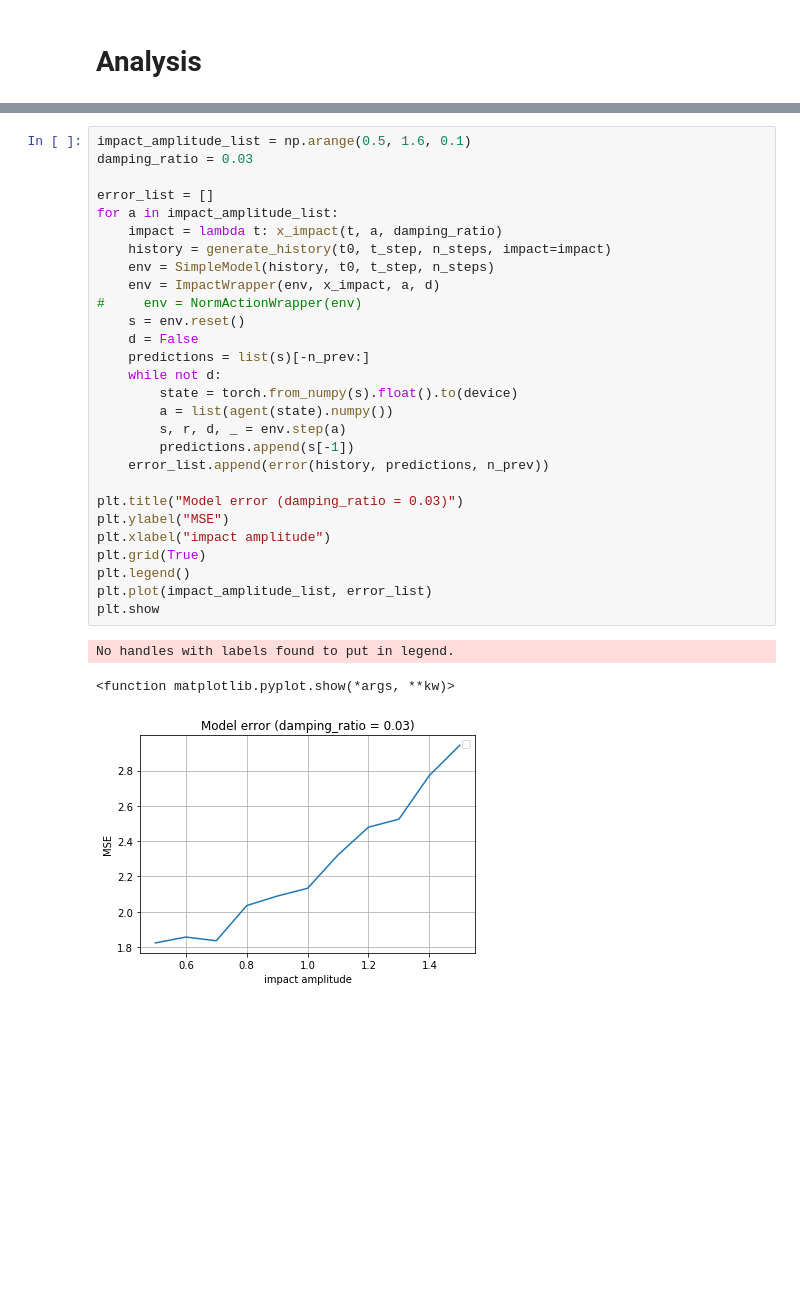
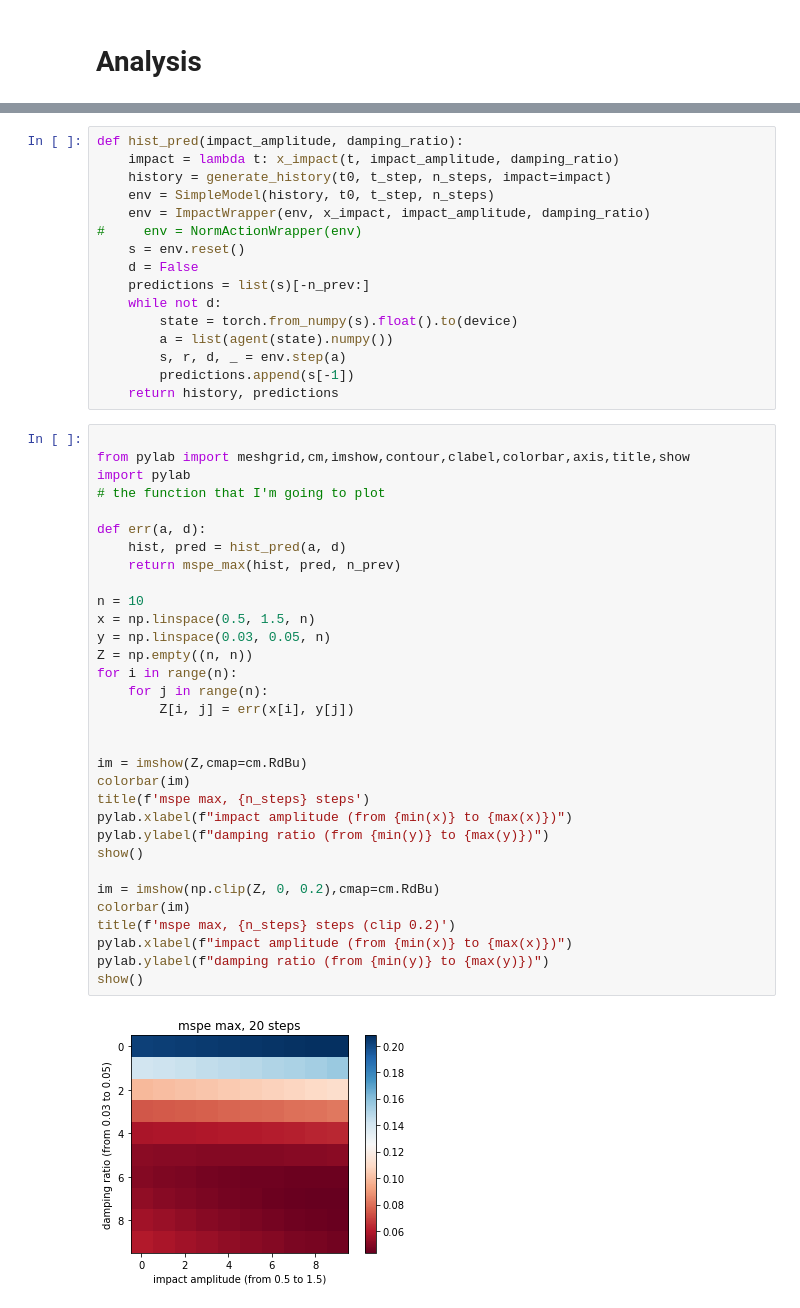
Before and after one commit to bamasa/rl_pendulum_predict, a Jupyter notebook: motion_4-hist-n_steps=20.ipynb, the cells around one changed output, grey strips where cells are left out. Cells and saved outputs as stored; diff of their text form; blank space fills up the shorter version.

```diff
--- a/motion_4-hist-n_steps=20.ipynb
+++ b/motion_4-hist-n_steps=20.ipynb
@@ -512,13 +508,9 @@ def error(history, predictions, n_prev):
 # %%
-impact_amplitude_list = np.arange(0.5, 1.6, 0.1)
-damping_ratio = 0.03
-
-error_list = []
-for a in impact_amplitude_list:
-    impact = lambda t: x_impact(t, a, damping_ratio)
+def hist_pred(impact_amplitude, damping_ratio):
+    impact = lambda t: x_impact(t, impact_amplitude, damping_ratio)
     history = generate_history(t0, t_step, n_steps, impact=impact)
     env = SimpleModel(history, t0, t_step, n_steps)
-    env = ImpactWrapper(env, x_impact, a, d)
+    env = ImpactWrapper(env, x_impact, impact_amplitude, damping_ratio)
 #     env = NormActionWrapper(env)
     s = env.reset()
     d = False
@@ -528,16 +520,38 @@ for a in impact_amplitude_list:
         a = list(agent(state).numpy())
         s, r, d, _ = env.step(a)
         predictions.append(s[-1])
-    error_list.append(error(history, predictions, n_prev))
-
-plt.title("Model error (damping_ratio = 0.03)")
-plt.ylabel("MSE")
-plt.xlabel("impact amplitude")
-plt.grid(True)
-plt.legend()
-plt.plot(impact_amplitude_list, error_list)
-plt.show
+    return history, predictions
-# %% [output]
-No handles with labels found to put in legend.
-<function matplotlib.pyplot.show(*args, **kw)>
-[figure, removed]
+# %%
+
+from pylab import meshgrid,cm,imshow,contour,clabel,colorbar,axis,title,show
+import pylab
+# the function that I'm going to plot
+
+def err(a, d):
+    hist, pred = hist_pred(a, d)
+    return mspe_max(hist, pred, n_prev)
+
+n = 10
+x = np.linspace(0.5, 1.5, n)
+y = np.linspace(0.03, 0.05, n)
+Z = np.empty((n, n))
+for i in range(n):
+    for j in range(n):
+        Z[i, j] = err(x[i], y[j])
+
+
+im = imshow(Z,cmap=cm.RdBu)
+colorbar(im)
+title(f'mspe max, {n_steps} steps')
+pylab.xlabel(f"impact amplitude (from {min(x)} to {max(x)})")
+pylab.ylabel(f"damping ratio (from {min(y)} to {max(y)})")
+show()
+
+im = imshow(np.clip(Z, 0, 0.2),cmap=cm.RdBu)
+colorbar(im)
+title(f'mspe max, {n_steps} steps (clip 0.2)')
+pylab.xlabel(f"impact amplitude (from {min(x)} to {max(x)})")
+pylab.ylabel(f"damping ratio (from {min(y)} to {max(y)})")
+show()
+# %% [output]
+[figure, added]
```
Also changed, not shown: parts of 9 cells of this notebook, 2 other files.
